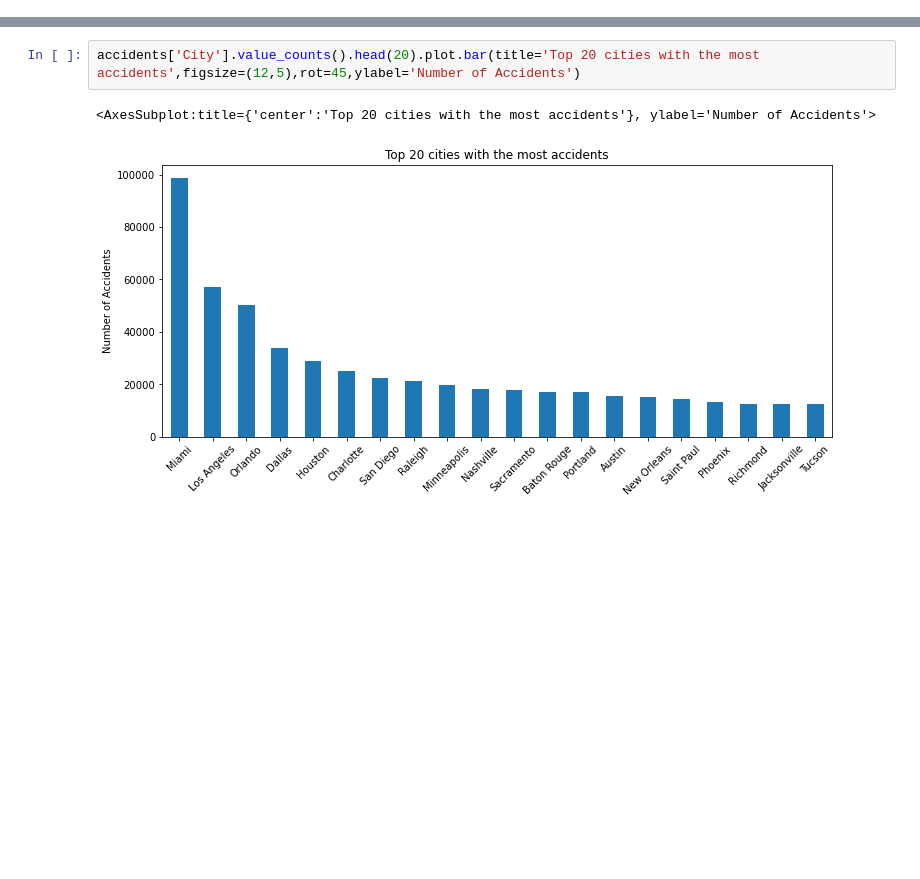
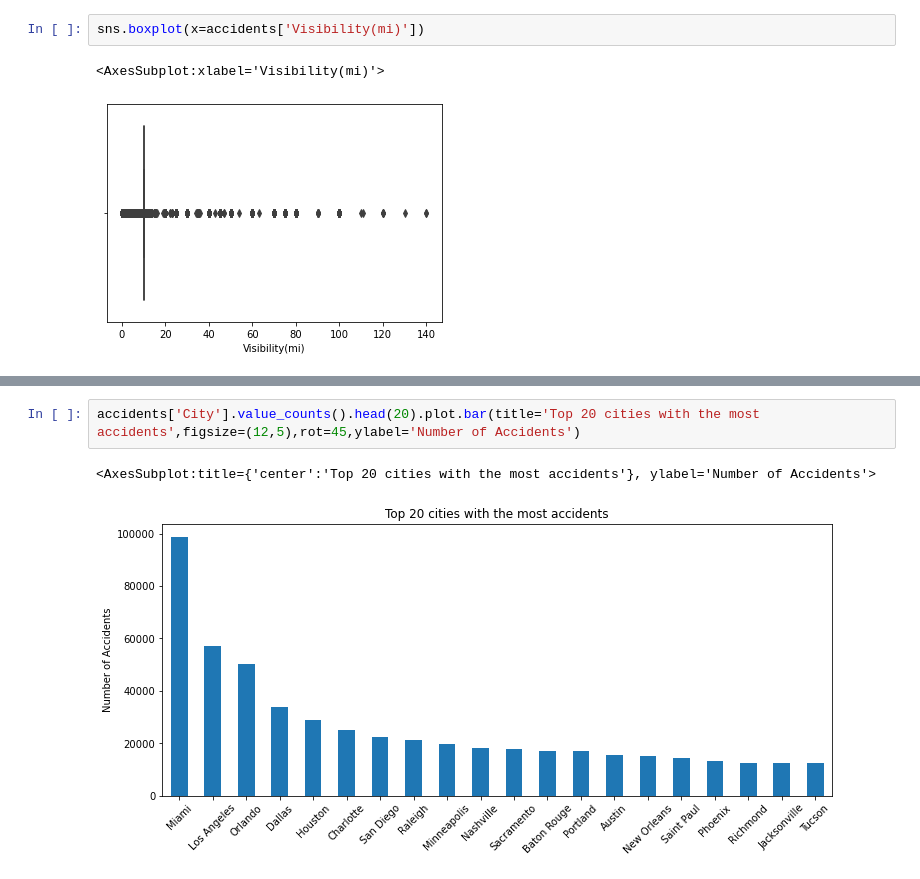
Before and after one commit to NikosKefalas/Car-Accidents-EDA, a Jupyter notebook: Analysis/Car Accident Analysis.ipynb, the cells around one changed output, grey strips where cells are left out. Cells and saved outputs as stored; diff of their text form; blank space fills up the shorter version.

```diff
--- a/Analysis/Car Accident Analysis.ipynb
+++ b/Analysis/Car Accident Analysis.ipynb
@@ -0,0 +203,5 @@
+# %%
+sns.boxplot(x=accidents['Visibility(mi)'])
+# %% [output]
+<AxesSubplot:xlabel='Visibility(mi)'>
+[figure, added]
```
Also changed, not shown: parts of 31 cells of this notebook.
